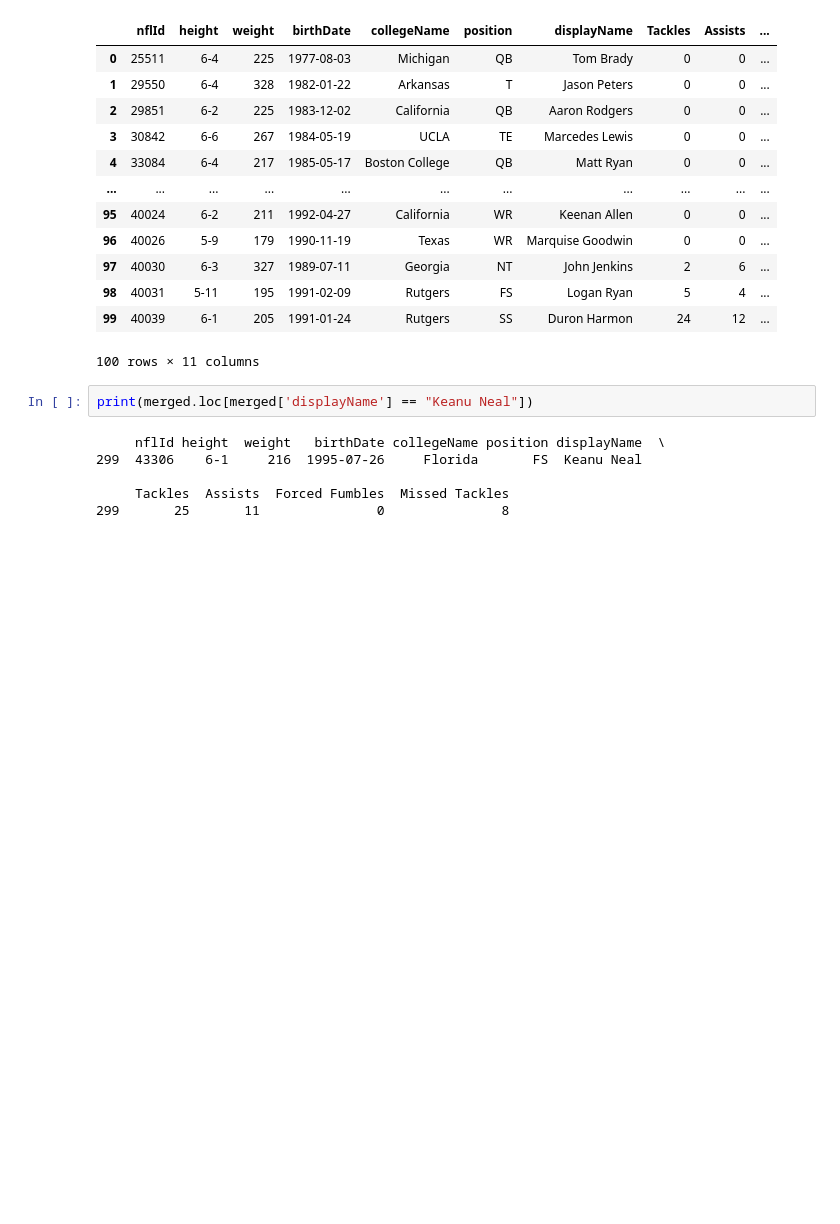
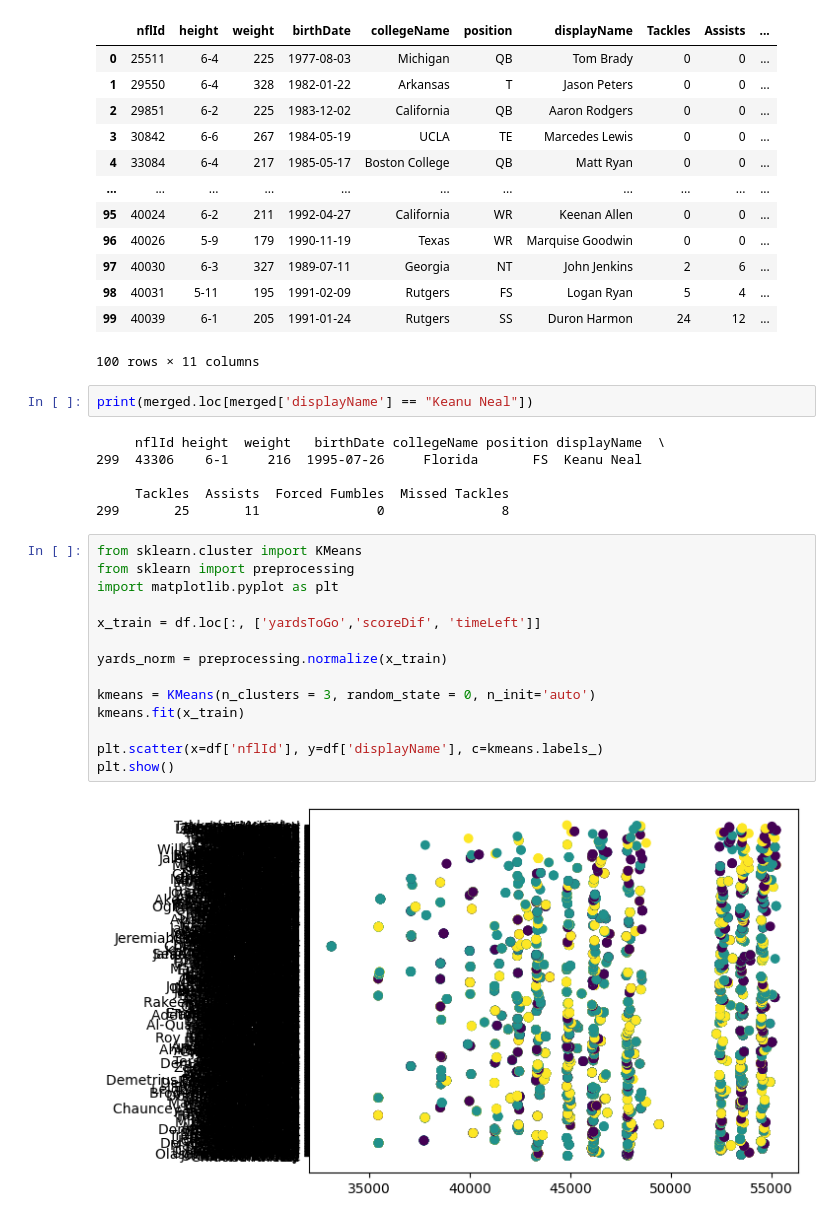
Before and after one commit to BHeller77/BigData, a Jupyter notebook: Football Stats.ipynb, the cells around one changed output. Drawn from its saved outputs; the diff is of its cells as text; blank space fills up the shorter version.

Commit message:
Add kmeans clustering model to notebook

```diff
--- a/Football Stats.ipynb
+++ b/Football Stats.ipynb
@@ -111,3 +111,19 @@ print(merged.loc[merged['displayName'] == "Keanu Neal"])
 
      Tackles  Assists  Forced Fumbles  Missed Tackles
 299       25       11               0               8
+# %%
+from sklearn.cluster import KMeans
+from sklearn import preprocessing
+import matplotlib.pyplot as plt
+
+x_train = df.loc[:, ['yardsToGo','scoreDif', 'timeLeft']]
+
+yards_norm = preprocessing.normalize(x_train)
+
+kmeans = KMeans(n_clusters = 3, random_state = 0, n_init='auto')
+kmeans.fit(x_train)
+
+plt.scatter(x=df['nflId'], y=df['displayName'], c=kmeans.labels_)
+plt.show()
+# %% [output]
+[figure, added]
```
